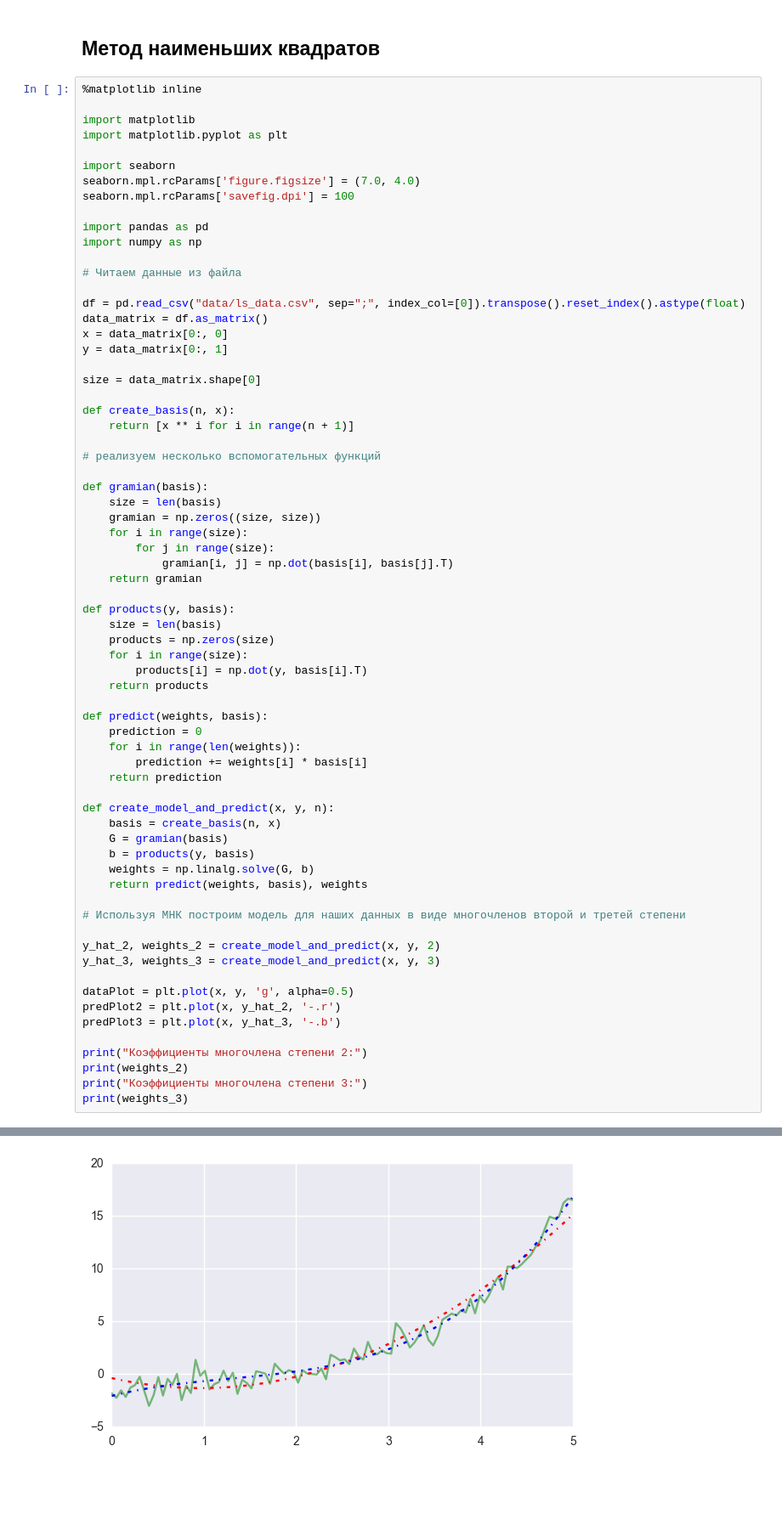
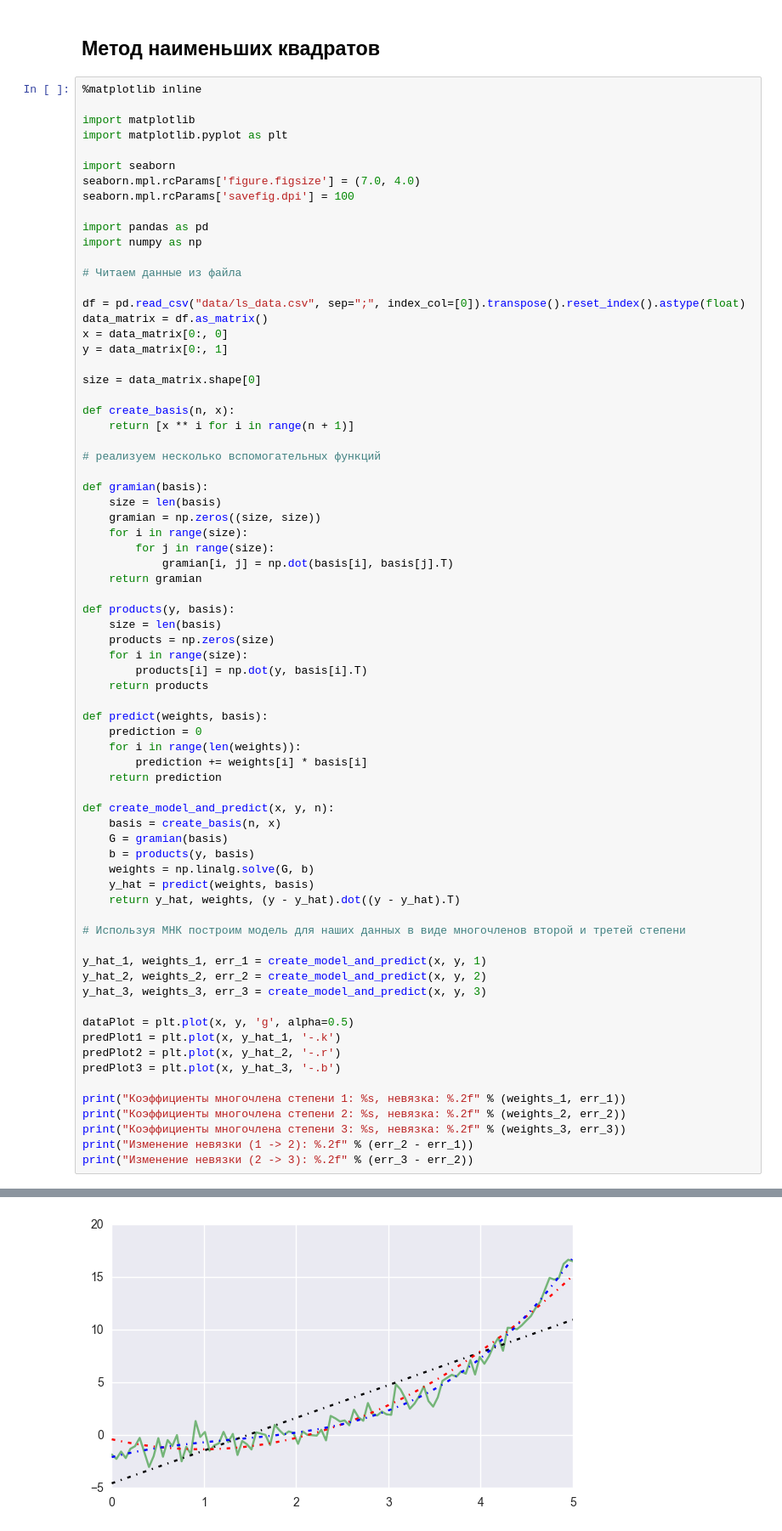
Before and after one commit to stankevichevg/numerical-methods-gordin, a Jupyter notebook: 3. Least squares.ipynb, the cells around one changed output, grey strips where cells are left out. Shown: that part at 85% size. Saved outputs shown, nothing was run; the diff lists cells and outputs as text; blank space fills up the shorter version.

Commit message:
Added error calculation for least squares model

```diff
--- a/3. Least squares.ipynb
+++ b/3. Least squares.ipynb
@@ -53,19 +53,23 @@ def create_model_and_predict(x, y, n):
     G = gramian(basis)
     b = products(y, basis)
     weights = np.linalg.solve(G, b)
-    return predict(weights, basis), weights
+    y_hat = predict(weights, basis)
+    return y_hat, weights, (y - y_hat).dot((y - y_hat).T)
 
 # Используя МНК построим модель для наших данных в виде многочленов второй и третей степени
 
-y_hat_2, weights_2 = create_model_and_predict(x, y, 2)
-y_hat_3, weights_3 = create_model_and_predict(x, y, 3)
+y_hat_1, weights_1, err_1 = create_model_and_predict(x, y, 1)
+y_hat_2, weights_2, err_2 = create_model_and_predict(x, y, 2)
+y_hat_3, weights_3, err_3 = create_model_and_predict(x, y, 3)
 
 dataPlot = plt.plot(x, y, 'g', alpha=0.5)
+predPlot1 = plt.plot(x, y_hat_1, '-.k')
 predPlot2 = plt.plot(x, y_hat_2, '-.r')
 predPlot3 = plt.plot(x, y_hat_3, '-.b')
 
-print("Коэффициенты многочлена степени 2:")
-print(weights_2)
-print("Коэффициенты многочлена степени 3:")
-print(weights_3)
+print("Коэффициенты многочлена степени 1: %s, невязка: %.2f" % (weights_1, err_1))
+print("Коэффициенты многочлена степени 2: %s, невязка: %.2f" % (weights_2, err_2))
+print("Коэффициенты многочлена степени 3: %s, невязка: %.2f" % (weights_3, err_3))
+print("Изменение невязки (1 -> 2): %.2f" % (err_2 - err_1))
+print("Изменение невязки (2 -> 3): %.2f" % (err_3 - err_2))
 # %% [output]
@@ -76 +81 @@ print(weights_3)
-[figure, old version]
+[figure, new version]
```
Also changed, not shown: parts of 1 cell of this notebook.
